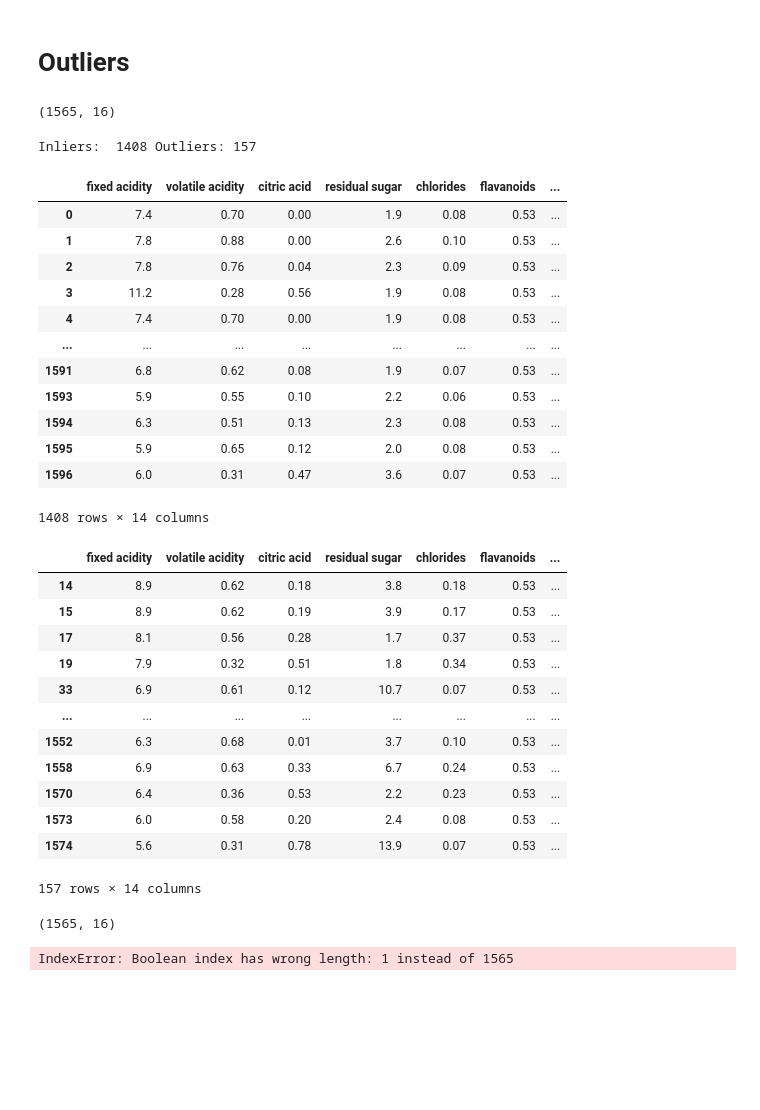
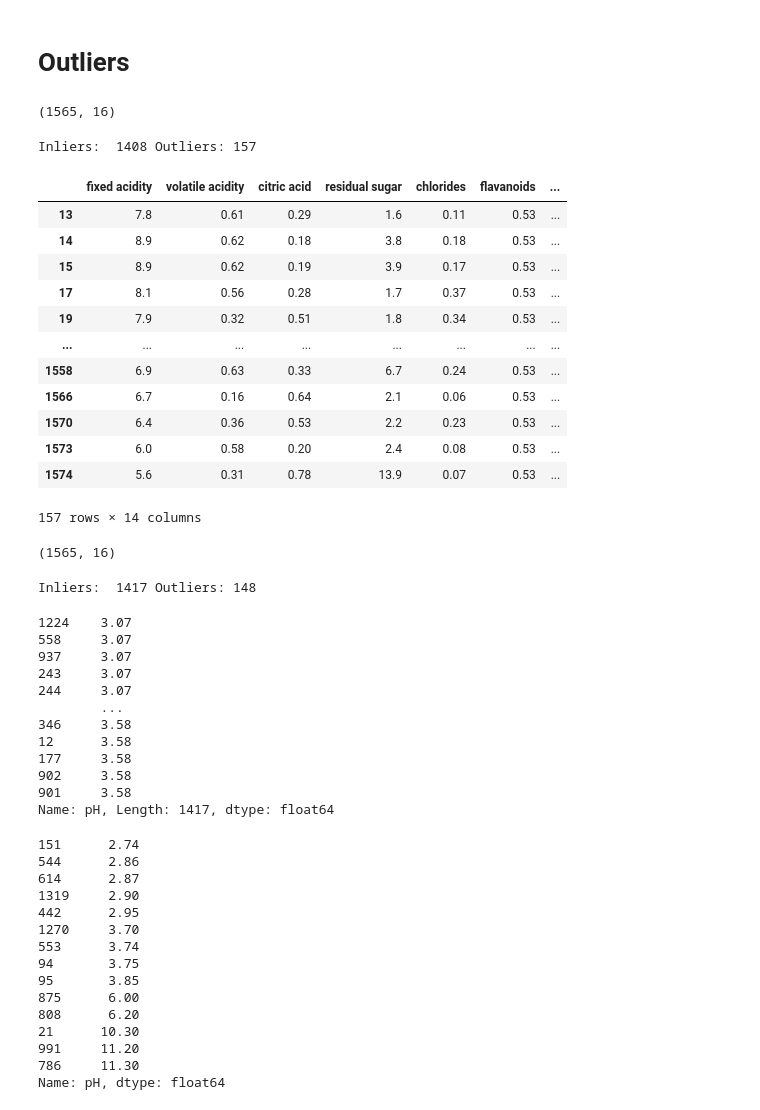
Before and after one commit to proohit/trends-in-ds-team1, a Jupyter notebook: data_quality_issues.ipynb, the cells around one changed output. Saved outputs shown, nothing was run; the diff lists cells and outputs as text; code cells hidden in the pictures; blank space fills up the shorter version.

Commit message:
wine red outlier

```diff
--- a/data_quality_issues.ipynb
+++ b/data_quality_issues.ipynb
@@ -162,53 +162,41 @@ array([5., 5., 5., ..., 6., 6., 6.])
 # %%
 from sklearn.model_selection import train_test_split
 wine_red_without_na = wine_red.dropna()
 display(wine_red_without_na.shape)
 X = wine_red_without_na.drop('ID', axis=1).drop('quality', axis=1)
 y = wine_red_without_na['quality']
 
 #Outlier Detection based on Isolation Forests
 from sklearn.ensemble import IsolationForest
 
 # identify outliers in the wine training dataset based on IsolationForest class and an assumed contamination of 0.1
 iso = IsolationForest(contamination=0.1)
 y_out = iso.fit_predict(X)
 
 # build a mask to select all rows that are not outliers (inlier=1, outlier=-1)
 mask = y_out != -1
 X_red, y_red = X[mask], y[mask]
 # Inliers vs. Outliers
 print("Inliers: ",X_red.shape[0],"Outliers:",X.shape[0]-X_red.shape[0])
-display(X_red)
+
+# display(X_red)
 display(pd.concat([X,X_red]).drop_duplicates(keep=False))
 # %% [output]
 (1565, 16)
 Inliers:  1408 Outliers: 157
 |  | fixed acidity | volatile acidity | citric acid | residual sugar | chlorides | flavanoids | ... |
-| 0 | 7.4 | 0.70 | 0.00 | 1.9 | 0.08 | 0.53 | ... |
-| 1 | 7.8 | 0.88 | 0.00 | 2.6 | 0.10 | 0.53 | ... |
-| 2 | 7.8 | 0.76 | 0.04 | 2.3 | 0.09 | 0.53 | ... |
-| 3 | 11.2 | 0.28 | 0.56 | 1.9 | 0.08 | 0.53 | ... |
-| 4 | 7.4 | 0.70 | 0.00 | 1.9 | 0.08 | 0.53 | ... |
+| 13 | 7.8 | 0.61 | 0.29 | 1.6 | 0.11 | 0.53 | ... |
+| 14 | 8.9 | 0.62 | 0.18 | 3.8 | 0.18 | 0.53 | ... |
+| 15 | 8.9 | 0.62 | 0.19 | 3.9 | 0.17 | 0.53 | ... |
+| 17 | 8.1 | 0.56 | 0.28 | 1.7 | 0.37 | 0.53 | ... |
+| 19 | 7.9 | 0.32 | 0.51 | 1.8 | 0.34 | 0.53 | ... |
 | ... | ... | ... | ... | ... | ... | ... | ... |
-| 1591 | 6.8 | 0.62 | 0.08 | 1.9 | 0.07 | 0.53 | ... |
-| 1593 | 5.9 | 0.55 | 0.10 | 2.2 | 0.06 | 0.53 | ... |
-| 1594 | 6.3 | 0.51 | 0.13 | 2.3 | 0.08 | 0.53 | ... |
-| 1595 | 5.9 | 0.65 | 0.12 | 2.0 | 0.08 | 0.53 | ... |
-| 1596 | 6.0 | 0.31 | 0.47 | 3.6 | 0.07 | 0.53 | ... |
+| 1558 | 6.9 | 0.63 | 0.33 | 6.7 | 0.24 | 0.53 | ... |
+| 1566 | 6.7 | 0.16 | 0.64 | 2.1 | 0.06 | 0.53 | ... |
+| 1570 | 6.4 | 0.36 | 0.53 | 2.2 | 0.23 | 0.53 | ... |
+| 1573 | 6.0 | 0.58 | 0.20 | 2.4 | 0.08 | 0.53 | ... |
+| 1574 | 5.6 | 0.31 | 0.78 | 13.9 | 0.07 | 0.53 | ... |
-1408 rows × 14 columns
+157 rows × 14 columns
-|  | fixed acidity | volatile acidity | citric acid | residual sugar | chlorides | flavanoids | ... |
-| 14 | 8.9 | 0.62 | 0.18 | 3.8 | 0.18 | 0.53 | ... |
-| 15 | 8.9 | 0.62 | 0.19 | 3.9 | 0.17 | 0.53 | ... |
-| 17 | 8.1 | 0.56 | 0.28 | 1.7 | 0.37 | 0.53 | ... |
-| 19 | 7.9 | 0.32 | 0.51 | 1.8 | 0.34 | 0.53 | ... |
-| 33 | 6.9 | 0.61 | 0.12 | 10.7 | 0.07 | 0.53 | ... |
-| ... | ... | ... | ... | ... | ... | ... | ... |
-| 1552 | 6.3 | 0.68 | 0.01 | 3.7 | 0.10 | 0.53 | ... |
-| 1558 | 6.9 | 0.63 | 0.33 | 6.7 | 0.24 | 0.53 | ... |
-| 1570 | 6.4 | 0.36 | 0.53 | 2.2 | 0.23 | 0.53 | ... |
-| 1573 | 6.0 | 0.58 | 0.20 | 2.4 | 0.08 | 0.53 | ... |
-| 1574 | 5.6 | 0.31 | 0.78 | 13.9 | 0.07 | 0.53 | ... |
-157 rows × 14 columns
 # %%
 from sklearn.model_selection import train_test_split
 wine_red_without_na = wine_red.dropna()
@@ -221,15 +209,42 @@ from sklearn.ensemble import IsolationForest
 
 # identify outliers in the wine training dataset based on IsolationForest class and an assumed contamination of 0.1
 iso = IsolationForest(contamination=0.1)
-y_out = iso.fit_predict(X)
+y_out = iso.fit_predict(X.values.reshape(-1, 1))
 
 # build a mask to select all rows that are not outliers (inlier=1, outlier=-1)
 mask = y_out != -1
 X_red, y_red = X[mask], y[mask]
 # Inliers vs. Outliers
 print("Inliers: ",X_red.shape[0],"Outliers:",X.shape[0]-X_red.shape[0])
-display(X_red)
-display(pd.concat([X,X_red]).drop_duplicates(keep=False))
+display(X_red.sort_values(axis=0))
+display(pd.concat([X,X_red]).drop_duplicates(keep=False).sort_values(axis=0))
 # %% [output]
 (1565, 16)
-IndexError: Boolean index has wrong length: 1 instead of 1565
+Inliers:  1417 Outliers: 148
+1224    3.07
+558     3.07
+937     3.07
+243     3.07
+244     3.07
+        ...
+346     3.58
+12      3.58
+177     3.58
+902     3.58
+901     3.58
+Name: pH, Length: 1417, dtype: float64
+151      2.74
+544      2.86
+614      2.87
+1319     2.90
+442      2.95
+1270     3.70
+553      3.74
+94       3.75
+95       3.85
+875      6.00
+808      6.20
+21      10.30
+991     11.20
+786     11.30
+Name: pH, dtype: float64
```
Also changed, not shown: parts of 1 cell of this notebook.
